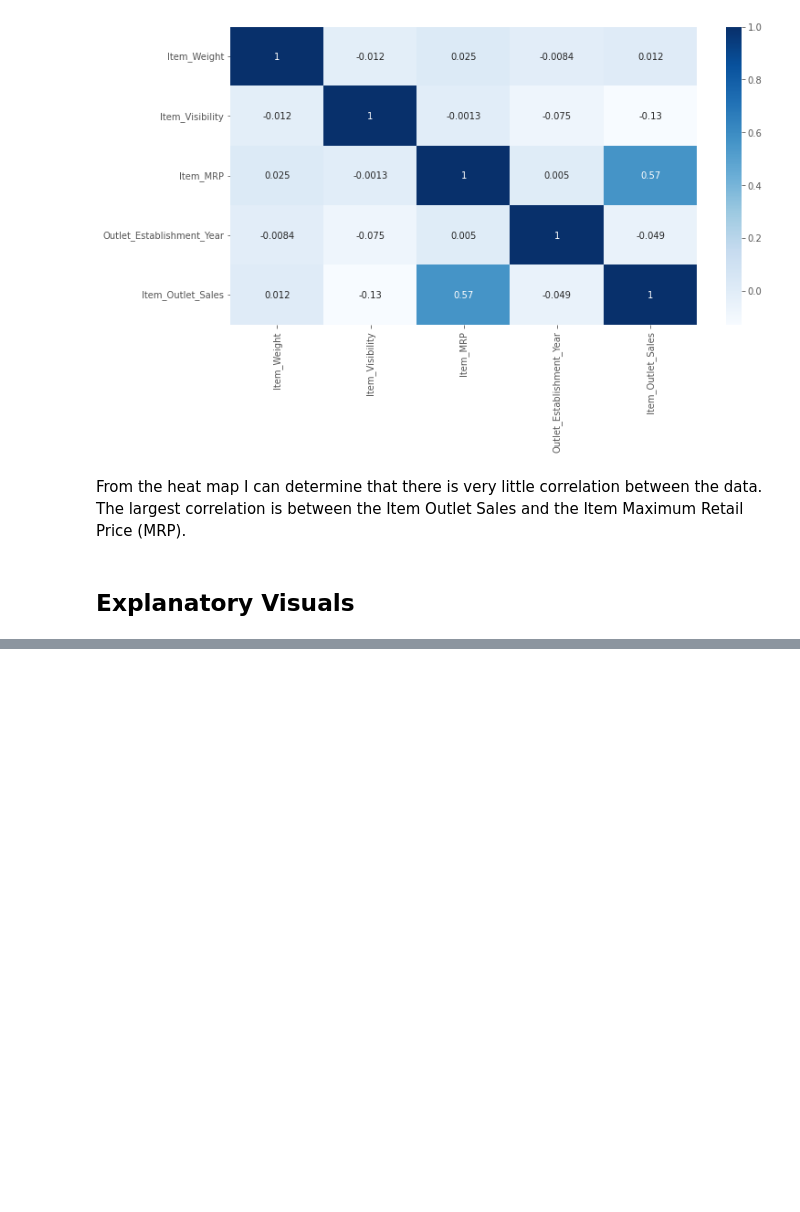
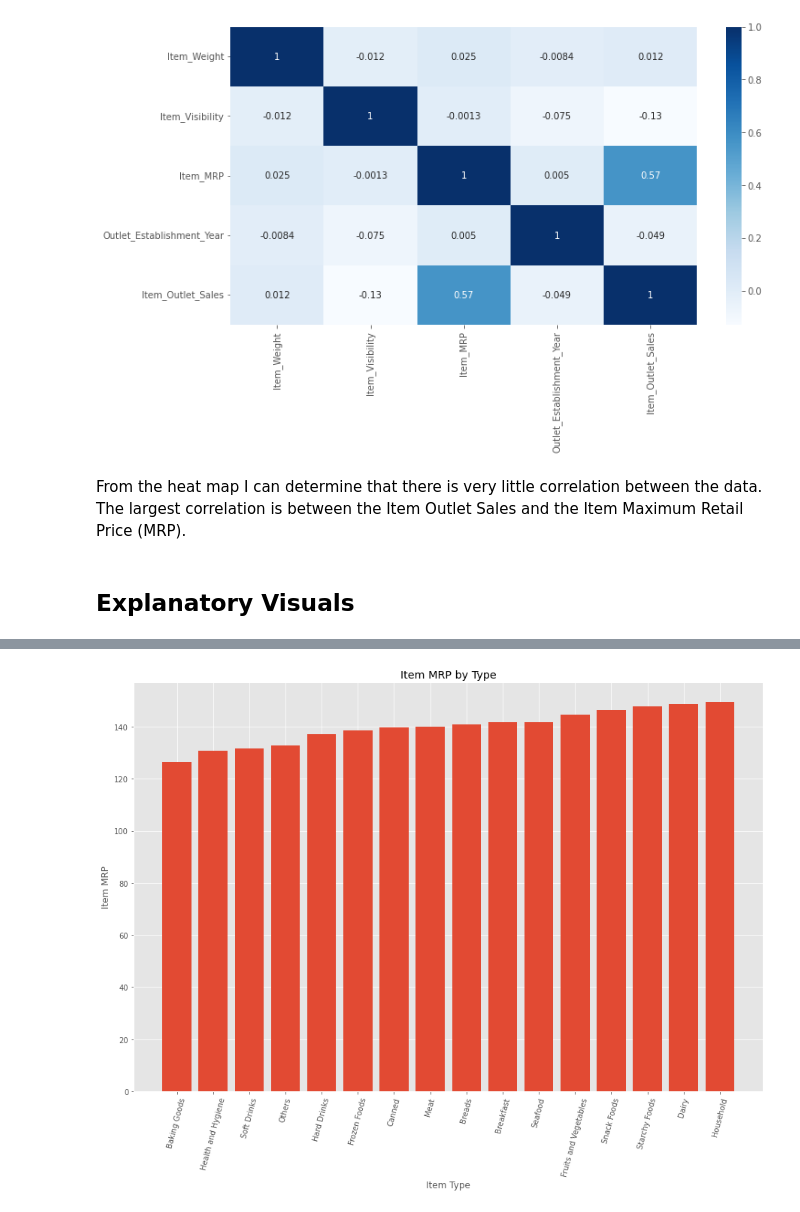
Before and after one commit to daisy-rivera/Sales-Predictions, a Jupyter notebook: Project1_Part3.ipynb, the cells around one changed output, grey strips where cells are left out. Cells and saved outputs as stored; diff of their text form; code cells hidden in the pictures; blank space fills up the shorter version.

```diff
--- a/Project1_Part3.ipynb
+++ b/Project1_Part3.ipynb
@@ -300,0 +336,3 @@ From the heat map I can determine that there is very little correlation between
+# %%
+SalesbyMRP = df.groupby('Item_Type')['Item_MRP'].mean().round(2)
+SalesbyMRP
@@ -300,0 +358,11 @@ From the heat map I can determine that there is very little correlation between
+# %%
+SortedSalesbyMRP = SalesbyMRP.sort_values()
+# %%
+plt.figure(figsize=(15,10))
+plt.bar(SortedSalesbyMRP.index, SortedSalesbyMRP.values)
+plt.ylabel('Item MRP')
+plt.xlabel('Item Type')
+plt.title('Item MRP by Type')
+plt.xticks(rotation=75);
+# %% [output]
+[figure, added]
```
Also changed, not shown: parts of 11 cells of this notebook.
